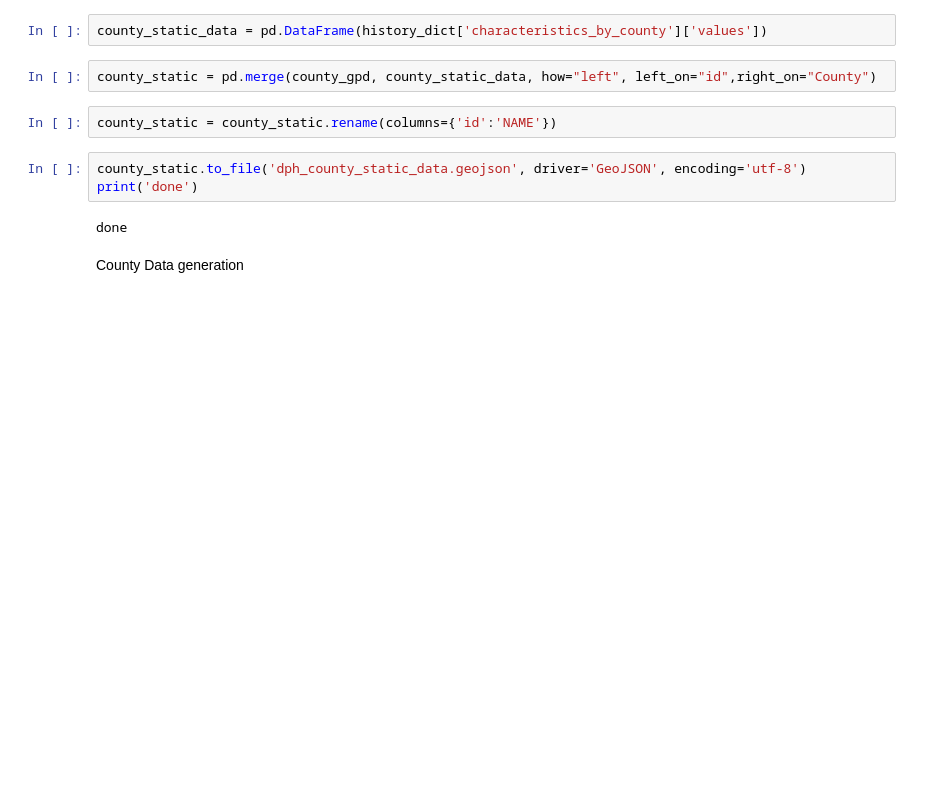
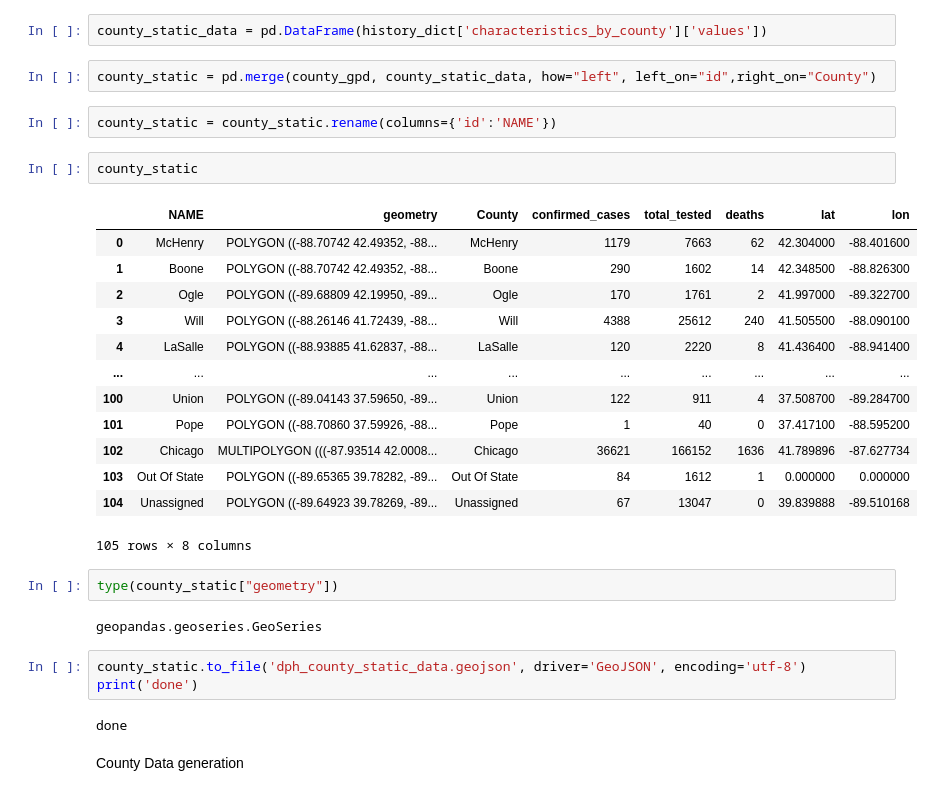
Before and after one commit to cybergis/wherecovid19_webapp, a Jupyter notebook: preprocessing/illinois/extract_zipcode.ipynb, the cells around one changed output. Saved outputs shown, nothing was run; the diff lists cells and outputs as text; blank space fills up the shorter version.

```diff
--- a/preprocessing/illinois/extract_zipcode.ipynb
+++ b/preprocessing/illinois/extract_zipcode.ipynb
@@ -89,6 +128,26 @@ county_static_data = pd.DataFrame(history_dict['characteristics_by_county']['val
 county_static = pd.merge(county_gpd, county_static_data, how="left", left_on="id",right_on="County")
 # %%
 county_static = county_static.rename(columns={'id':'NAME'})
+# %%
+county_static
+# %% [output]
+|  | NAME | geometry | County | confirmed_cases | total_tested | deaths | lat | lon |
+| 0 | McHenry | POLYGON ((-88.70742 42.49352, -88... | McHenry | 1179 | 7663 | 62 | 42.304000 | -88.401600 |
+| 1 | Boone | POLYGON ((-88.70742 42.49352, -88... | Boone | 290 | 1602 | 14 | 42.348500 | -88.826300 |
+| 2 | Ogle | POLYGON ((-89.68809 42.19950, -89... | Ogle | 170 | 1761 | 2 | 41.997000 | -89.322700 |
+| 3 | Will | POLYGON ((-88.26146 41.72439, -88... | Will | 4388 | 25612 | 240 | 41.505500 | -88.090100 |
+| 4 | LaSalle | POLYGON ((-88.93885 41.62837, -88... | LaSalle | 120 | 2220 | 8 | 41.436400 | -88.941400 |
+| ... | ... | ... | ... | ... | ... | ... | ... | ... |
+| 100 | Union | POLYGON ((-89.04143 37.59650, -89... | Union | 122 | 911 | 4 | 37.508700 | -89.284700 |
+| 101 | Pope | POLYGON ((-88.70860 37.59926, -88... | Pope | 1 | 40 | 0 | 37.417100 | -88.595200 |
+| 102 | Chicago | MULTIPOLYGON (((-87.93514 42.0008... | Chicago | 36621 | 166152 | 1636 | 41.789896 | -87.627734 |
+| 103 | Out Of State | POLYGON ((-89.65365 39.78282, -89... | Out Of State | 84 | 1612 | 1 | 0.000000 | 0.000000 |
+| 104 | Unassigned | POLYGON ((-89.64923 39.78269, -89... | Unassigned | 67 | 13047 | 0 | 39.839888 | -89.510168 |
+105 rows × 8 columns
+# %%
+type(county_static["geometry"])
+# %% [output]
+geopandas.geoseries.GeoSeries
 # %%
 county_static.to_file('dph_county_static_data.geojson', driver='GeoJSON', encoding='utf-8')
 print('done')
```
Also changed, not shown: parts of 11 cells of this notebook.
